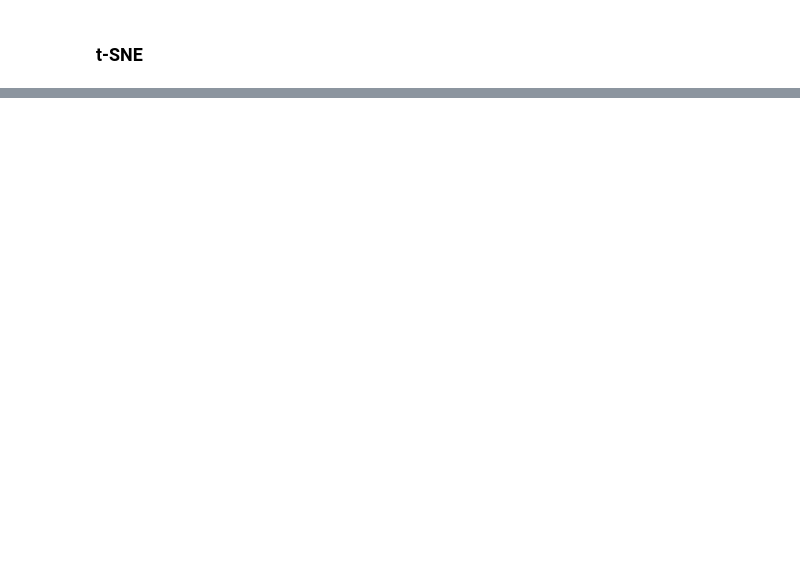
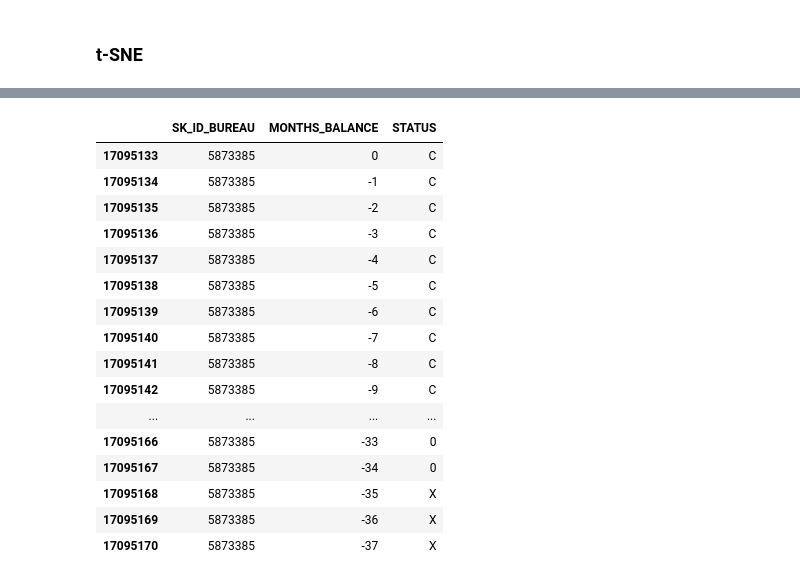
Before and after one commit to evklein/p556-final, a Jupyter notebook: eda.ipynb, the cells around one changed output, grey strips where cells are left out. Cells and saved outputs as stored; diff of their text form; code cells hidden in the pictures; blank space fills up the shorter version.

```diff
--- a/eda.ipynb
+++ b/eda.ipynb
@@ -149,0 +152,3 @@ plt.scatter(X_embedded[:, 0], X_embedded[:, 1], c = y, alpha = 0.3, cmap = 'cool
+# %%
+bureaus = pd.read_csv('data/bureau.csv')
+bureaus.info()
@@ -149,0 +173,3 @@ plt.scatter(X_embedded[:, 0], X_embedded[:, 1], c = y, alpha = 0.3, cmap = 'cool
+# %%
+bureau_balances = pd.read_csv('data/bureau_balance.csv')
+bureau_balances.info()
@@ -149,0 +292,3 @@ plt.scatter(X_embedded[:, 0], X_embedded[:, 1], c = y, alpha = 0.3, cmap = 'cool
+# %%
+bureau_for_loan = bureaus[bureaus['SK_ID_CURR'] == loan_id_to_study]
+bureau_for_loan
@@ -149,0 +298,21 @@ plt.scatter(X_embedded[:, 0], X_embedded[:, 1], c = y, alpha = 0.3, cmap = 'cool
+# %%
+bureau_balances = bureau_balances[bureau_balances['SK_ID_BUREAU'].isin(bureau_for_loan['SK_ID_BUREAU'])]
+bureau_balances
+# %% [output]
+|  | SK_ID_BUREAU | MONTHS_BALANCE | STATUS |
+| 17095133 | 5873385 | 0 | C |
+| 17095134 | 5873385 | -1 | C |
+| 17095135 | 5873385 | -2 | C |
+| 17095136 | 5873385 | -3 | C |
+| 17095137 | 5873385 | -4 | C |
+| 17095138 | 5873385 | -5 | C |
+| 17095139 | 5873385 | -6 | C |
+| 17095140 | 5873385 | -7 | C |
+| 17095141 | 5873385 | -8 | C |
+| 17095142 | 5873385 | -9 | C |
+| ... | ... | ... | ... |
+| 17095166 | 5873385 | -33 | 0 |
+| 17095167 | 5873385 | -34 | 0 |
+| 17095168 | 5873385 | -35 | X |
+| 17095169 | 5873385 | -36 | X |
+| 17095170 | 5873385 | -37 | X |
```
Also changed, not shown: parts of 24 cells of this notebook, 2 other files.
